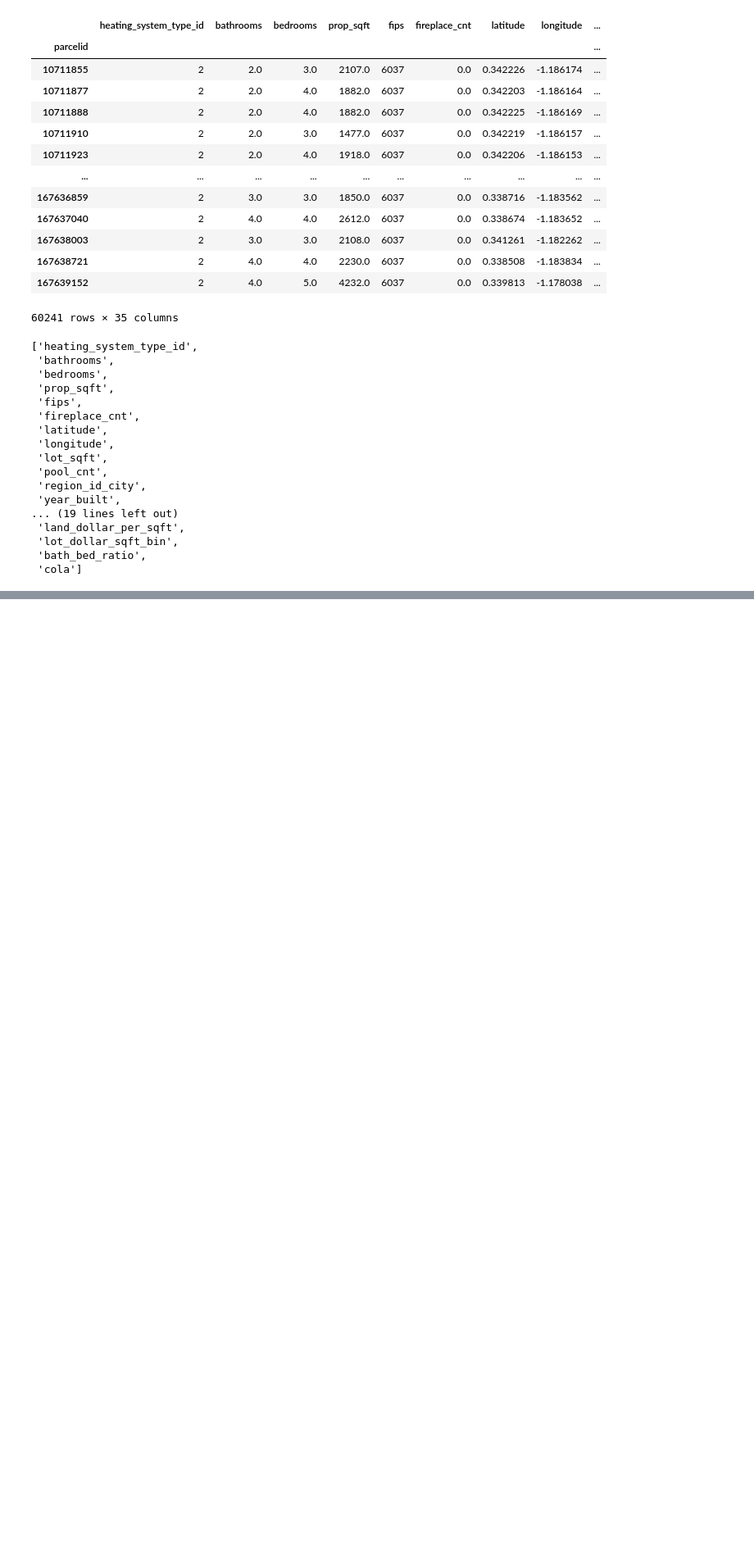
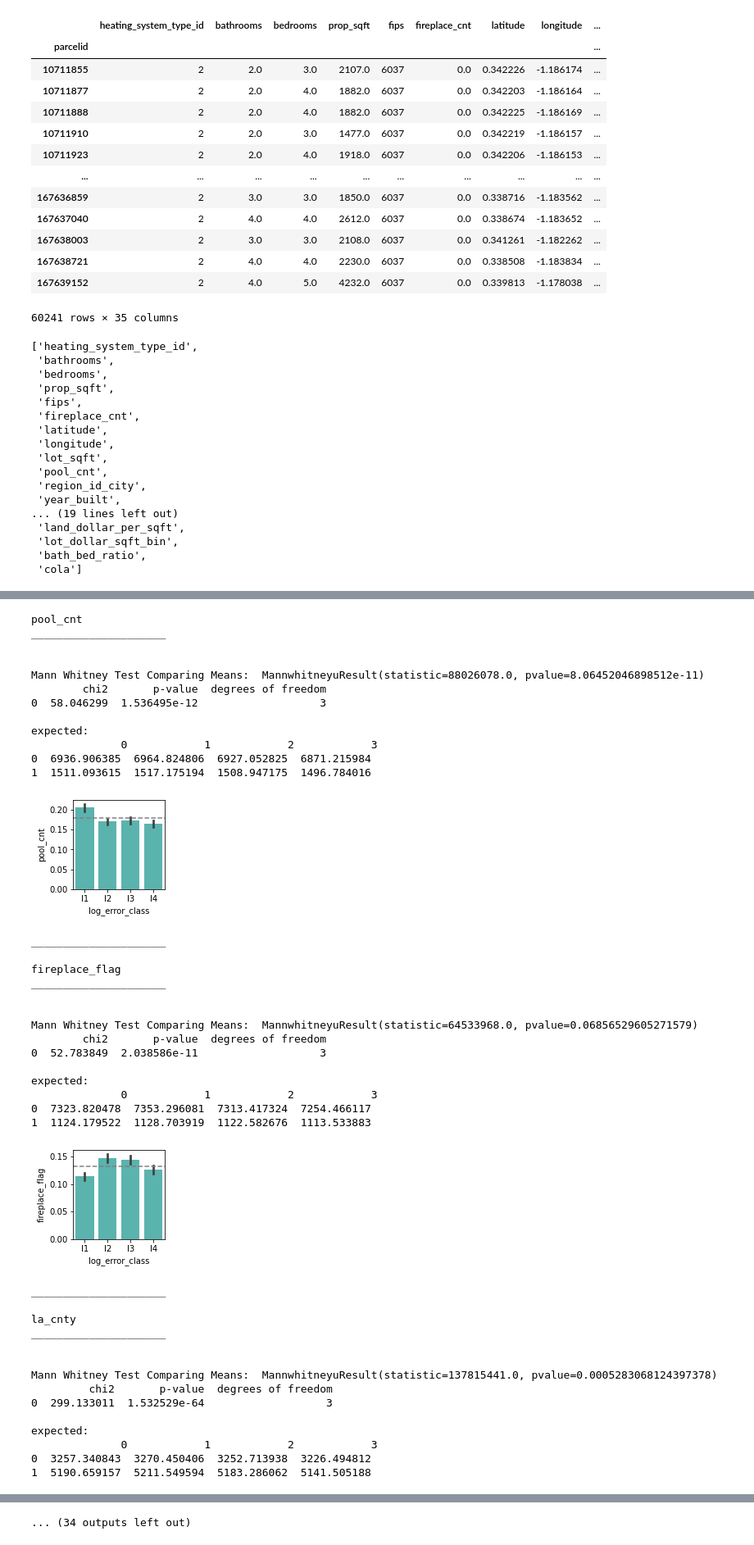
Before and after one commit to matt-and-alicia/zillow-clustering-project, a Jupyter notebook: matts_explore.ipynb, the cells around one changed output, grey strips where cells are left out. Shown at 82% size. Drawn from its saved outputs; the diff is of its cells as text; code cells hidden in the pictures; blank space fills up the shorter version.

Commit message:
explored

```diff
--- a/matts_explore.ipynb
+++ b/matts_explore.ipynb
@@ -156,0 +155,45 @@ Name: bathrooms, dtype: float64
+# %%
+ex.explore_bivariate(train, categorical_target, continuous_target, binary_vars, quant_vars)
+# %% [output]
+pool_cnt
+_____________________
+
+
+Mann Whitney Test Comparing Means:  MannwhitneyuResult(statistic=88026078.0, pvalue=8.06452046898512e-11)
+        chi2       p-value  degrees of freedom
+0  58.046299  1.536495e-12                   3
+
+expected:
+              0            1            2            3
+0  6936.906385  6964.824806  6927.052825  6871.215984
+1  1511.093615  1517.175194  1508.947175  1496.784016
+[figure, added]
+_____________________
+
+fireplace_flag
+_____________________
+
+
+Mann Whitney Test Comparing Means:  MannwhitneyuResult(statistic=64533968.0, pvalue=0.06856529605271579)
+        chi2       p-value  degrees of freedom
+0  52.783849  2.038586e-11                   3
+
+expected:
+              0            1            2            3
+0  7323.820478  7353.296081  7313.417324  7254.466117
+1  1124.179522  1128.703919  1122.582676  1113.533883
+[figure, added]
+_____________________
+
+la_cnty
+_____________________
+
+
+Mann Whitney Test Comparing Means:  MannwhitneyuResult(statistic=137815441.0, pvalue=0.0005283068124397378)
+         chi2       p-value  degrees of freedom
+0  299.133011  1.532529e-64                   3
+
+expected:
+              0            1            2            3
+0  3257.340843  3270.450406  3252.713938  3226.494812
+1  5190.659157  5211.549594  5183.286062  5141.505188
@@ -156,0 +246 @@ Name: bathrooms, dtype: float64
+... (34 outputs left out)
```
Also changed, not shown: parts of 5 cells of this notebook.
